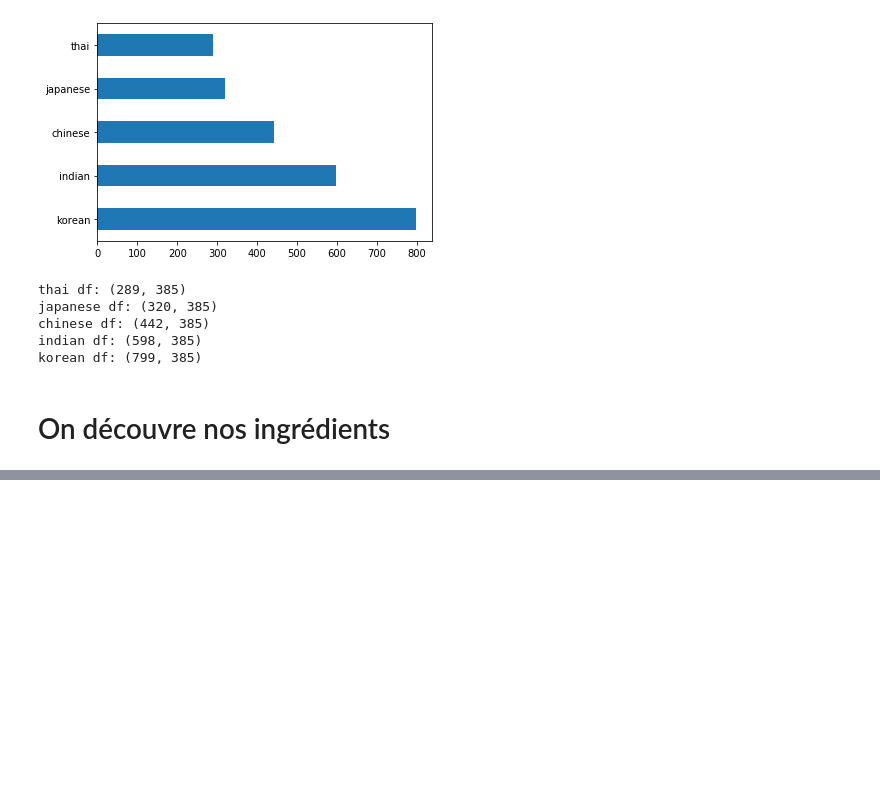
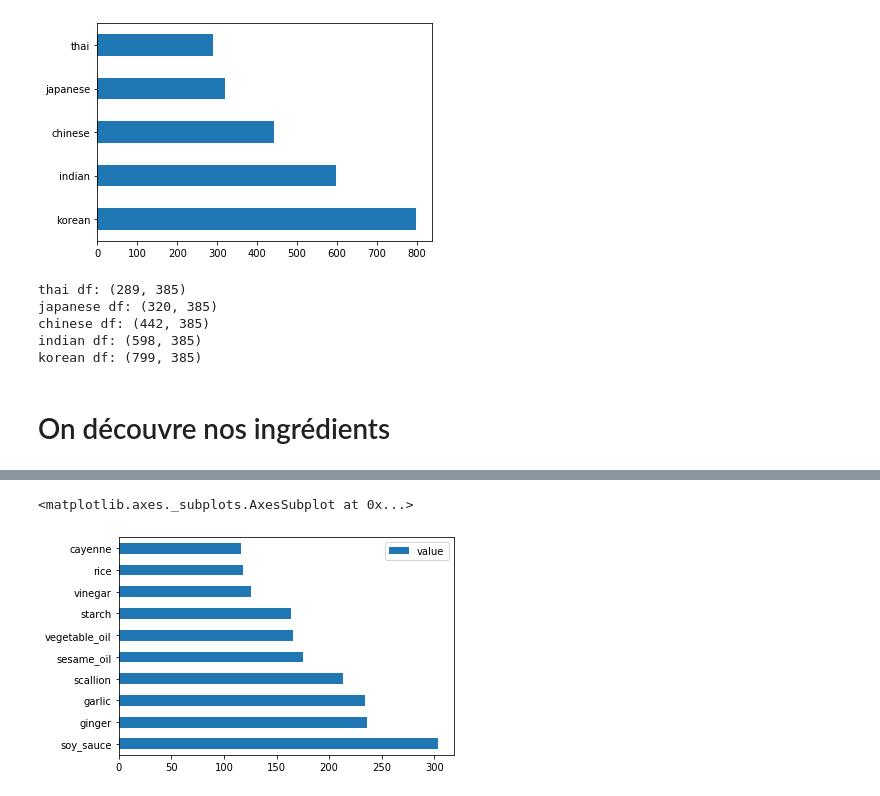
Before and after one commit to RudyLo/MIRCROSOFT_Intro_Machine_Learning, a Jupyter notebook: Part 4 - Introduction to Classification.ipynb, the cells around one changed output, grey strips where cells are left out. Saved outputs shown, nothing was run; the diff lists cells and outputs as text; code cells hidden in the pictures; blank space fills up the shorter version.

```diff
--- a/Part 4 - Introduction to Classification.ipynb
+++ b/Part 4 - Introduction to Classification.ipynb
@@ -80,0 +104,6 @@ korean df: (799, 385)
+# %%
+chinese_ingredient_df = create_ingredient_df(chinese_df)
+chinese_ingredient_df.head(10).plot.barh()
+# %% [output]
+<matplotlib.axes._subplots.AxesSubplot at 0x...>
+[figure, added]
```
Also changed, not shown: parts of 9 cells of this notebook.
